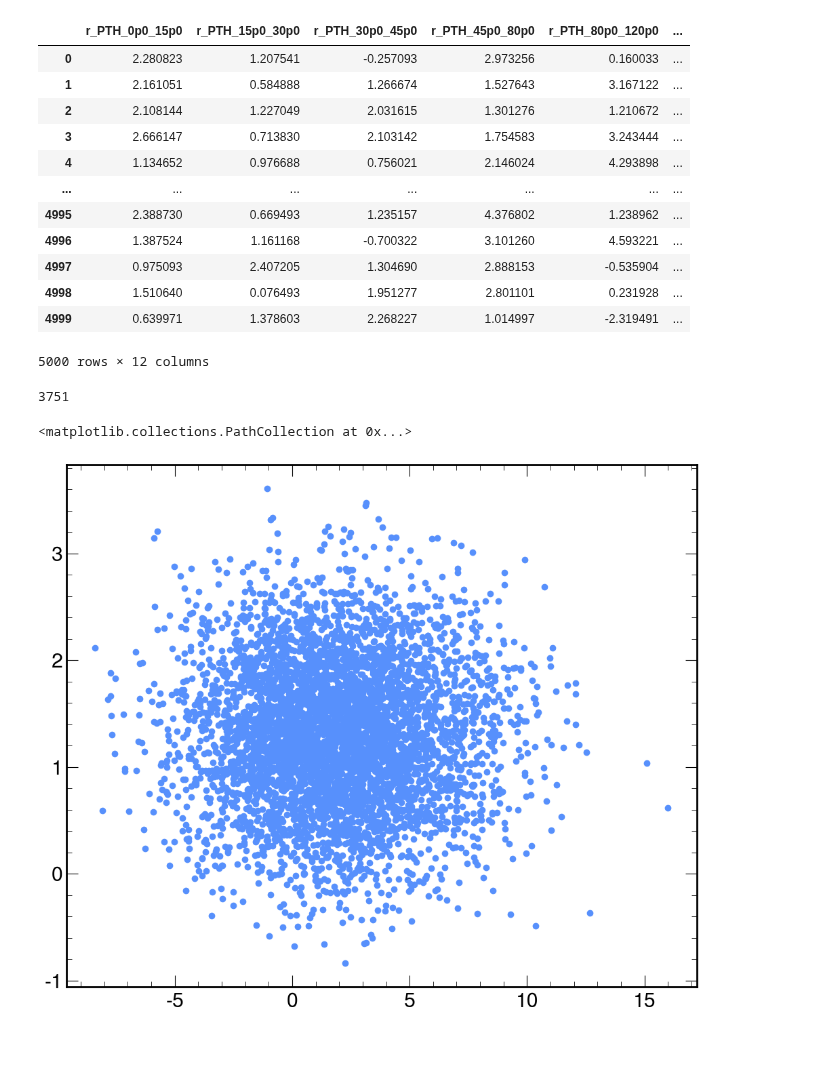
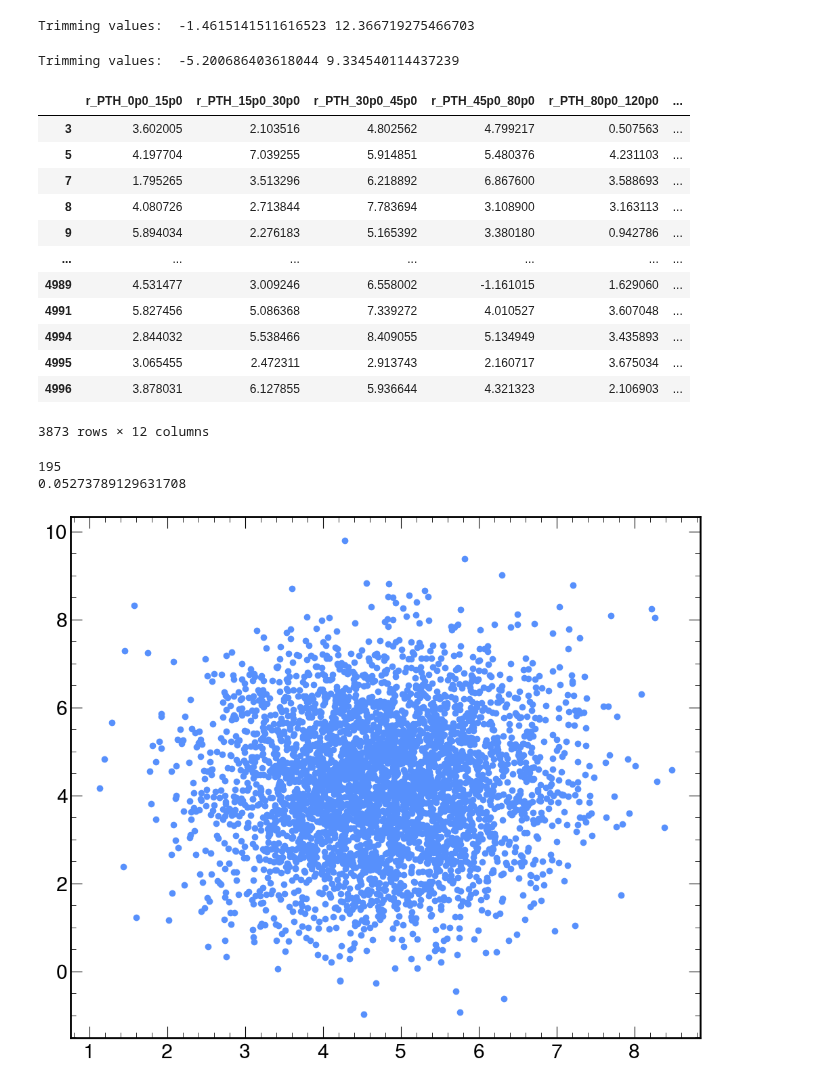
Before and after one commit to JaLuka98/flashggFinalFit, a Jupyter notebook: Replicas/corr_matrix/corr_matrix_simultan.ipynb, the cells around one changed output. Saved outputs shown, nothing was run; the diff lists cells and outputs as text; code cells hidden in the pictures; blank space fills up the shorter version.

```diff
--- a/Replicas/corr_matrix/corr_matrix_simultan.ipynb
+++ b/Replicas/corr_matrix/corr_matrix_simultan.ipynb
@@ -278,9 +278,11 @@ toyDir = os.path.join(main_dir, "toyFit")
 poi_list = ["r_PTH_0p0_15p0", "r_PTH_15p0_30p0", "r_PTH_30p0_45p0", "r_PTH_45p0_80p0", "r_PTH_80p0_120p0", "r_PTH_120p0_200p0", "r_PTH_200p0_350p0", "r_PTH_350p0_10000p0"]
 
 pois_untrimmed_PTH = create_json_untrimmed_per_variable(variable, toyDir, poi_list)
-# pois_PTH = create_json_trimmed(variable, toyDir, pois_untrimmed_PTH, poi_list, subfolder_=f"SL_{variable}")
+pois_PTH = create_json_trimmed(variable, toyDir, pois_untrimmed_PTH, poi_list, subfolder_=f"SL_{variable}")
 
 # plot_all_individual_correlation(pois_PTH, poi_list, variable)
+# %% [output]
+Trimming values:  -1.4615141511616523 12.366719275466703
 # %%
 # Load NJ toys
 variable = "NJ"
@@ -292,12 +294,14 @@ toyDir = os.path.join(main_dir, "toyFit")
 poi_list_NJ = ["r_NJ_0p0_1p0", "r_NJ_1p0_2p0", "r_NJ_2p0_3p0", "r_NJ_3p0_100p0"]
 
 pois_untrimmed_NJ = create_json_untrimmed_per_variable(variable, toyDir, poi_list_NJ)
-# pois_NJ = create_json_trimmed(variable, toyDir, pois_untrimmed_NJ, poi_list_NJ, subfolder_=f"SL_{variable}")
+pois_NJ = create_json_trimmed(variable, toyDir, pois_untrimmed_NJ, poi_list_NJ, subfolder_=f"SL_{variable}")
 
 # plot_all_individual_correlation(pois_untrimmed_NJ, poi_list_NJ, variable)
+# %% [output]
+Trimming values:  -5.200686403618044 9.334540114437239
 # %%
-df_PTH = pd.DataFrame(pois_untrimmed_PTH)
-df_NJ = pd.DataFrame(pois_untrimmed_NJ)
+df_PTH = pd.DataFrame(pois_PTH)
+df_NJ = pd.DataFrame(pois_NJ)
 # df_PTJ0 = pd.DataFrame(pois_PTJ0)
 # df_rapidity = pd.DataFrame(pois_rapidity)
 # %%
@@ -362,39 +366,40 @@ corr_matrix = df_combined.corr()
 df_combined
 # %% [output]
 |  | r_PTH_0p0_15p0 | r_PTH_15p0_30p0 | r_PTH_30p0_45p0 | r_PTH_45p0_80p0 | r_PTH_80p0_120p0 | ... |
-| 0 | 2.280823 | 1.207541 | -0.257093 | 2.973256 | 0.160033 | ... |
-| 1 | 2.161051 | 0.584888 | 1.266674 | 1.527643 | 3.167122 | ... |
-| 2 | 2.108144 | 1.227049 | 2.031615 | 1.301276 | 1.210672 | ... |
-| 3 | 2.666147 | 0.713830 | 2.103142 | 1.754583 | 3.243444 | ... |
-| 4 | 1.134652 | 0.976688 | 0.756021 | 2.146024 | 4.293898 | ... |
+| 3 | 3.602005 | 2.103516 | 4.802562 | 4.799217 | 0.507563 | ... |
+| 5 | 4.197704 | 7.039255 | 5.914851 | 5.480376 | 4.231103 | ... |
+| 7 | 1.795265 | 3.513296 | 6.218892 | 6.867600 | 3.588693 | ... |
+| 8 | 4.080726 | 2.713844 | 7.783694 | 3.108900 | 3.163113 | ... |
+| 9 | 5.894034 | 2.276183 | 5.165392 | 3.380180 | 0.942786 | ... |
 | ... | ... | ... | ... | ... | ... | ... |
-| 4995 | 2.388730 | 0.669493 | 1.235157 | 4.376802 | 1.238962 | ... |
-| 4996 | 1.387524 | 1.161168 | -0.700322 | 3.101260 | 4.593221 | ... |
-| 4997 | 0.975093 | 2.407205 | 1.304690 | 2.888153 | -0.535904 | ... |
-| 4998 | 1.510640 | 0.076493 | 1.951277 | 2.801101 | 0.231928 | ... |
-| 4999 | 0.639971 | 1.378603 | 2.268227 | 1.014997 | -2.319491 | ... |
+| 4989 | 4.531477 | 3.009246 | 6.558002 | -1.161015 | 1.629060 | ... |
+| 4991 | 5.827456 | 5.086368 | 7.339272 | 4.010527 | 3.607048 | ... |
+| 4994 | 2.844032 | 5.538466 | 8.409055 | 5.134949 | 3.435893 | ... |
+| 4995 | 3.065455 | 2.472311 | 2.913743 | 2.160717 | 3.675034 | ... |
+| 4996 | 3.878031 | 6.127855 | 5.936644 | 4.321323 | 2.106903 | ... |
-5000 rows × 12 columns
+3873 rows × 12 columns
 # %%
 
 # mask = ~mask
 print((df_PTH_clean["r_PTH_45p0_80p0"] < 2).sum())
 
 plt.figure(figsize=(12, 10))
-plt.scatter(x=df_PTH_clean["r_PTH_200p0_350p0"], y=df_PTH_clean["r_PTH_15p0_30p0"])
+plt.scatter(x=df_PTH_clean["r_PTH_120p0_200p0"], y=df_PTH_clean["r_PTH_15p0_30p0"])
 # plt.xlim(0.995,1.005)
 # plt.ylim(0.98,1.02)
 
 # plt.xlabel(translation["r_PTH_200p0_350p0"])
 # plt.ylabel(translation["r_PTH_45p0_80p0"])
 # plt.show()
 
 
 
-# print(df_PTH_clean[mask]["r_PTH_200p0_350p0"].corr(df_PTH_clean[mask]["r_PTH_15p0_30p0"]))
+print(df_PTH_clean[mask]["r_PTH_120p0_200p0"].corr(df_PTH_clean[mask]["r_PTH_15p0_30p0"]))
+# print(df_PTH_clean["r_PTH_120p0_200p0"].corr(df_PTH_clean["r_PTH_15p0_30p0"]))
 # %% [output]
-3751
+195
+0.05273789129631708
-<matplotlib.collections.PathCollection at 0x...>
-[figure, old version]
+[figure, new version]
 # %%
 # 1️⃣ Define your stops and RGB values
 stops = [0.0, 0.5, 1.0]
```
Also changed, not shown: parts of 1 cell of this notebook.
